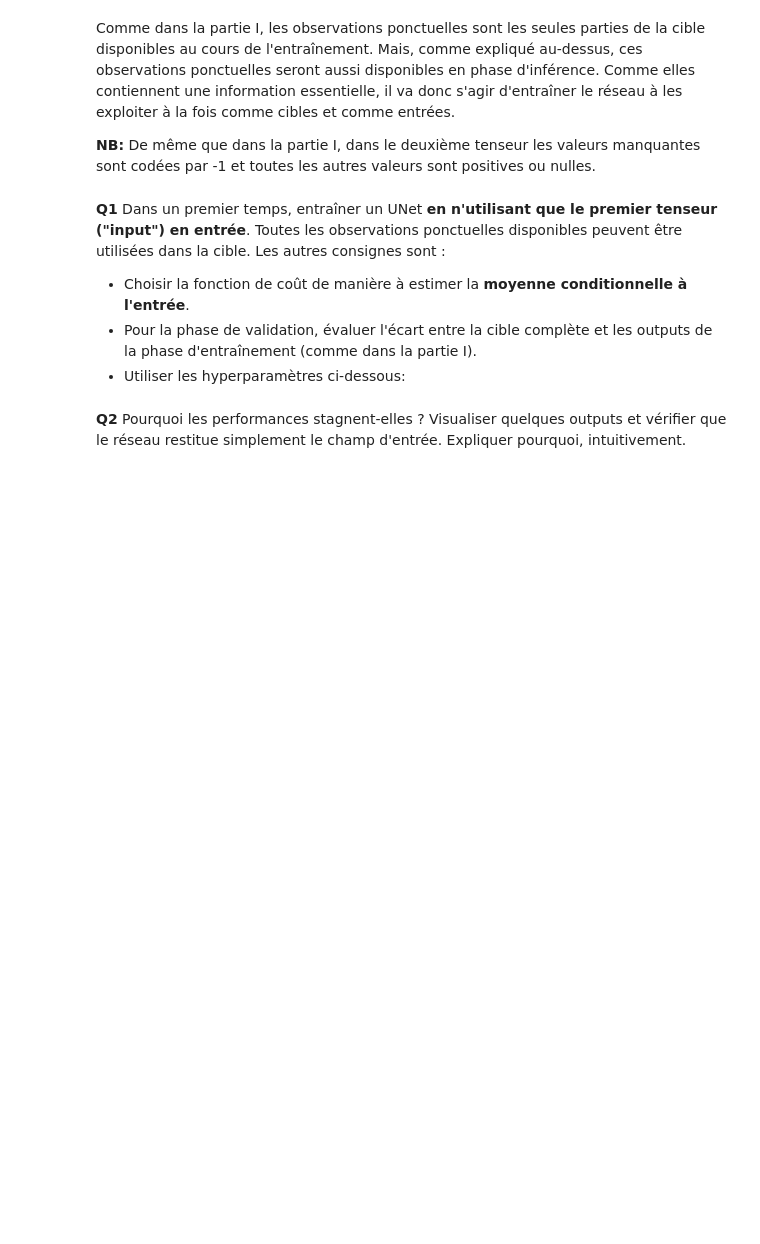
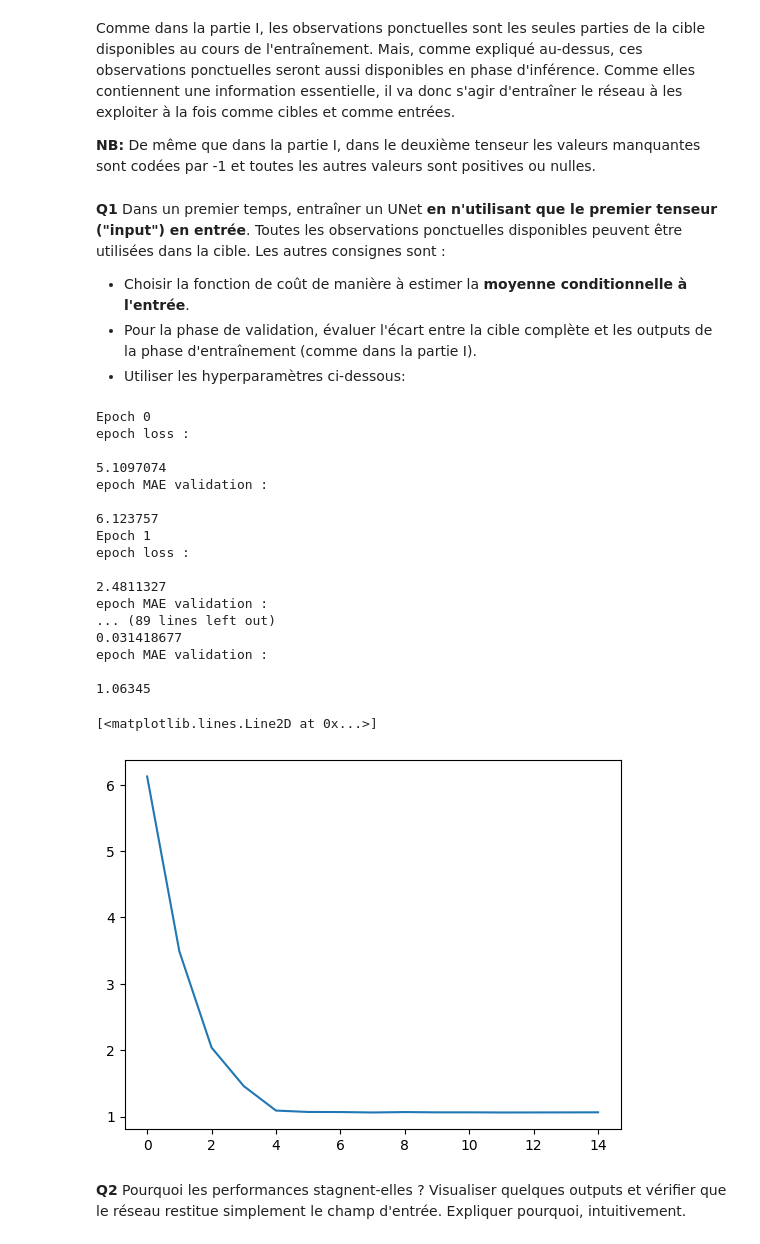
Before and after one commit to jramassa/ml-student, a Jupyter notebook: BE_session1_probleme1.ipynb, the cells around one changed output. Saved outputs shown, nothing was run; the diff lists cells and outputs as text; code cells hidden in the pictures; blank space fills up the shorter version.

```diff
--- a/BE_session1_probleme1.ipynb
+++ b/BE_session1_probleme1.ipynb
@@ -391,0 +463,4 @@ scores_1  = []
+# %%
+# fonction de coût
+def moyenne_cond(output, target):
+  return torch.mean(torch.abs(output - target))
@@ -392,2 +544,38 @@ scores_1  = []
+# %%
+# vers carte GPU
+fcn = fcn.cuda()
+
+# un optimiseur chacun
+optimizer = optim.Adam(fcn.parameters(), lr)
+
+for epoch in range(nepochs):
+
+  print("Epoch " + str(epoch))
+
+  fcn, optimizer, MAE_validation = run_trainval_gpu2(fcn, optimizer, p)
+
+  scores_1.append(MAE_validation)
+
+plt.plot(scores_1)
+# %% [output]
+Epoch 0
+epoch loss :
+
+5.1097074
+epoch MAE validation :
+
+6.123757
+Epoch 1
+epoch loss :
+
+2.4811327
+epoch MAE validation :
+... (89 lines left out)
+0.031418677
+epoch MAE validation :
+
+1.06345
+[<matplotlib.lines.Line2D at 0x...>]
+[figure, added]
 # %% [markdown]
 **Q2** Pourquoi les performances stagnent-elles ? Visualiser quelques outputs et vérifier que le réseau restitue simplement le champ d'entrée. Expliquer pourquoi, intuitivement.
```
Also changed, not shown: parts of 17 cells of this notebook.
